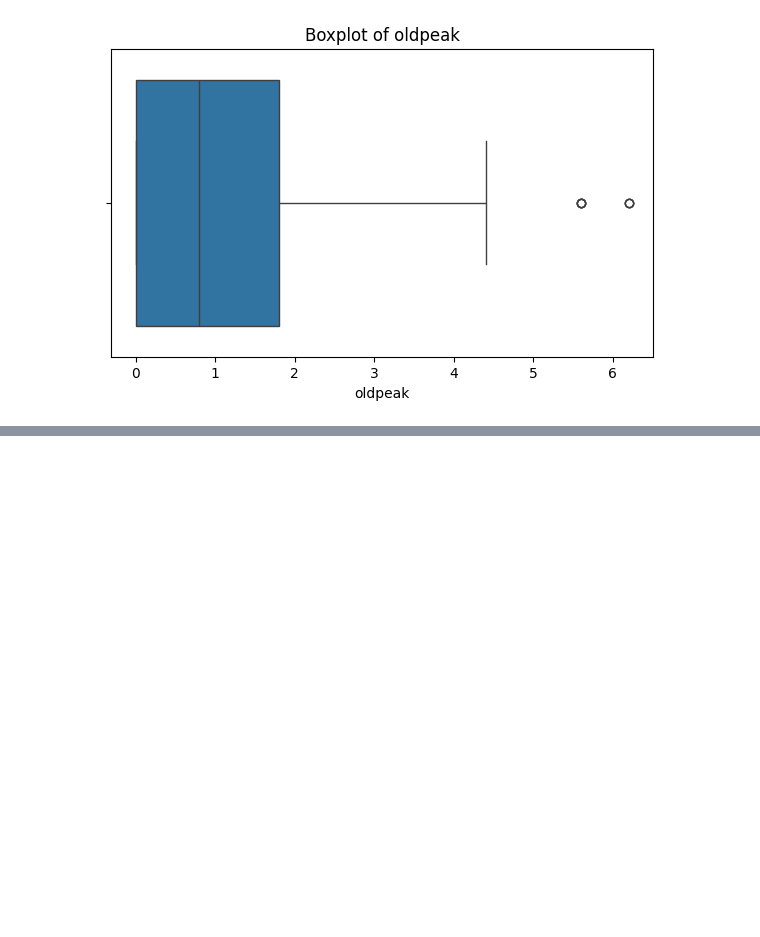
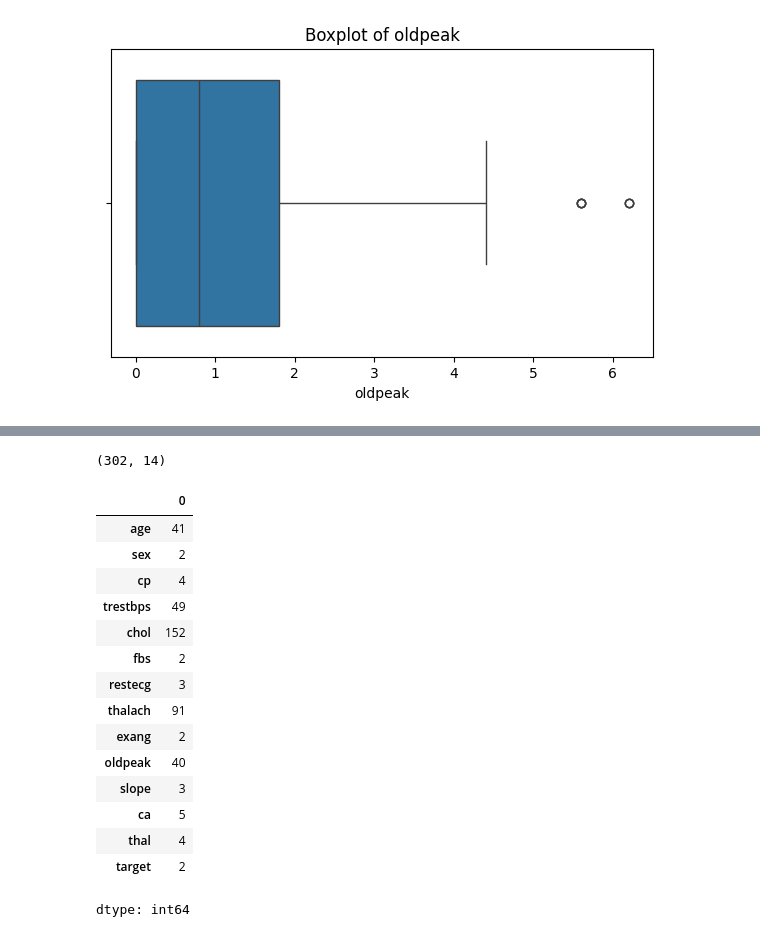
Before and after one commit to halimAhtasham/DeepLearning, a Jupyter notebook: 02_EDA.ipynb, the cells around one changed output, grey strips where cells are left out. Cells and saved outputs as stored; diff of their text form; code cells hidden in the pictures; blank space fills up the shorter version.

```diff
--- a/02_EDA.ipynb
+++ b/02_EDA.ipynb
@@ -280,0 +324,25 @@ for feature in features:
+# %%
+# Number of unique rows
+df.drop_duplicates().shape
+# %% [output]
+(302, 14)
+# %%
+# Number of unique patients/records
+df.nunique()
+# %% [output]
+|  | 0 |
+| age | 41 |
+| sex | 2 |
+| cp | 4 |
+| trestbps | 49 |
+| chol | 152 |
+| fbs | 2 |
+| restecg | 3 |
+| thalach | 91 |
+| exang | 2 |
+| oldpeak | 40 |
+| slope | 3 |
+| ca | 5 |
+| thal | 4 |
+| target | 2 |
+dtype: int64
```
Also changed, not shown: parts of 13 cells of this notebook.
